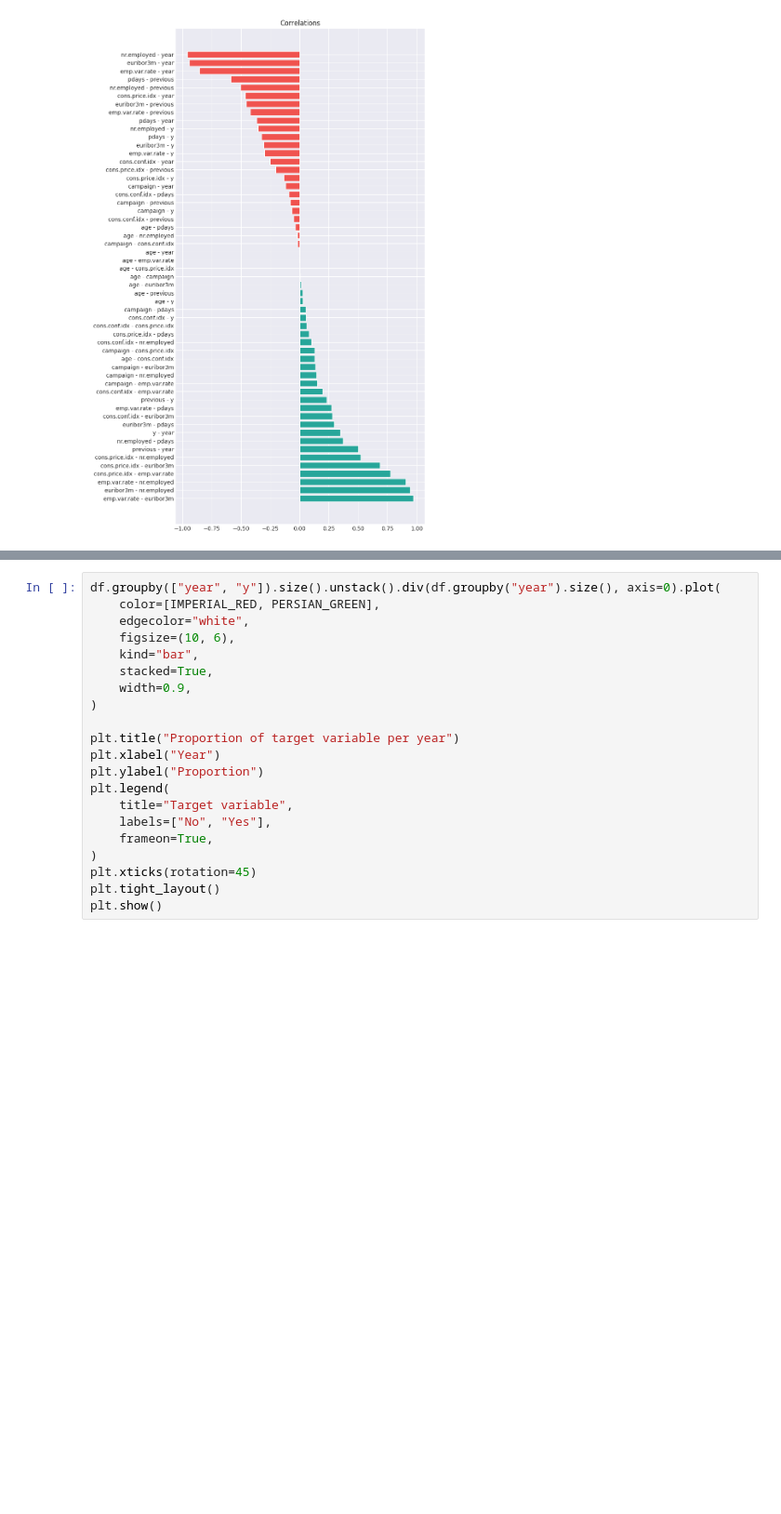
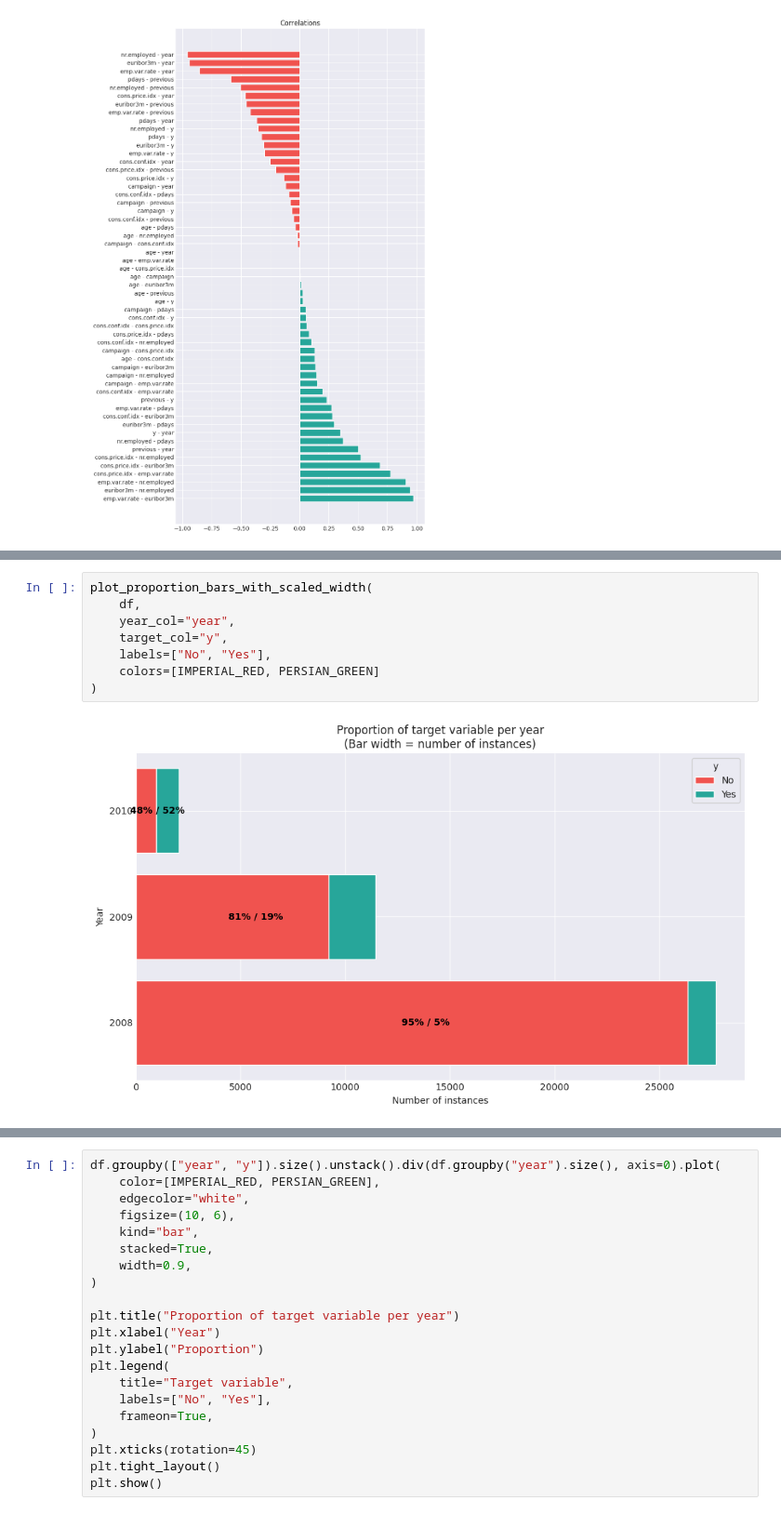
Before and after one commit to vanesterik/mads-telemarketing-assigment, a Jupyter notebook: notebooks/1.0-sb-exploratory-data-analysis.ipynb, the cells around one changed output, grey strips where cells are left out. Shown: that part at 93% size. Saved outputs shown, nothing was run; the diff lists cells and outputs as text; blank space fills up the shorter version.

```diff
--- a/notebooks/1.0-sb-exploratory-data-analysis.ipynb
+++ b/notebooks/1.0-sb-exploratory-data-analysis.ipynb
@@ -351,0 +454,10 @@ correlation_plot(correlations, ax=ax)
+# %%
+plot_proportion_bars_with_scaled_width(
+    df,
+    year_col="year",
+    target_col="y",
+    labels=["No", "Yes"],
+    colors=[IMPERIAL_RED, PERSIAN_GREEN]
+)
+# %% [output]
+[figure, added]
```
Also changed, not shown: parts of 22 cells of this notebook.
